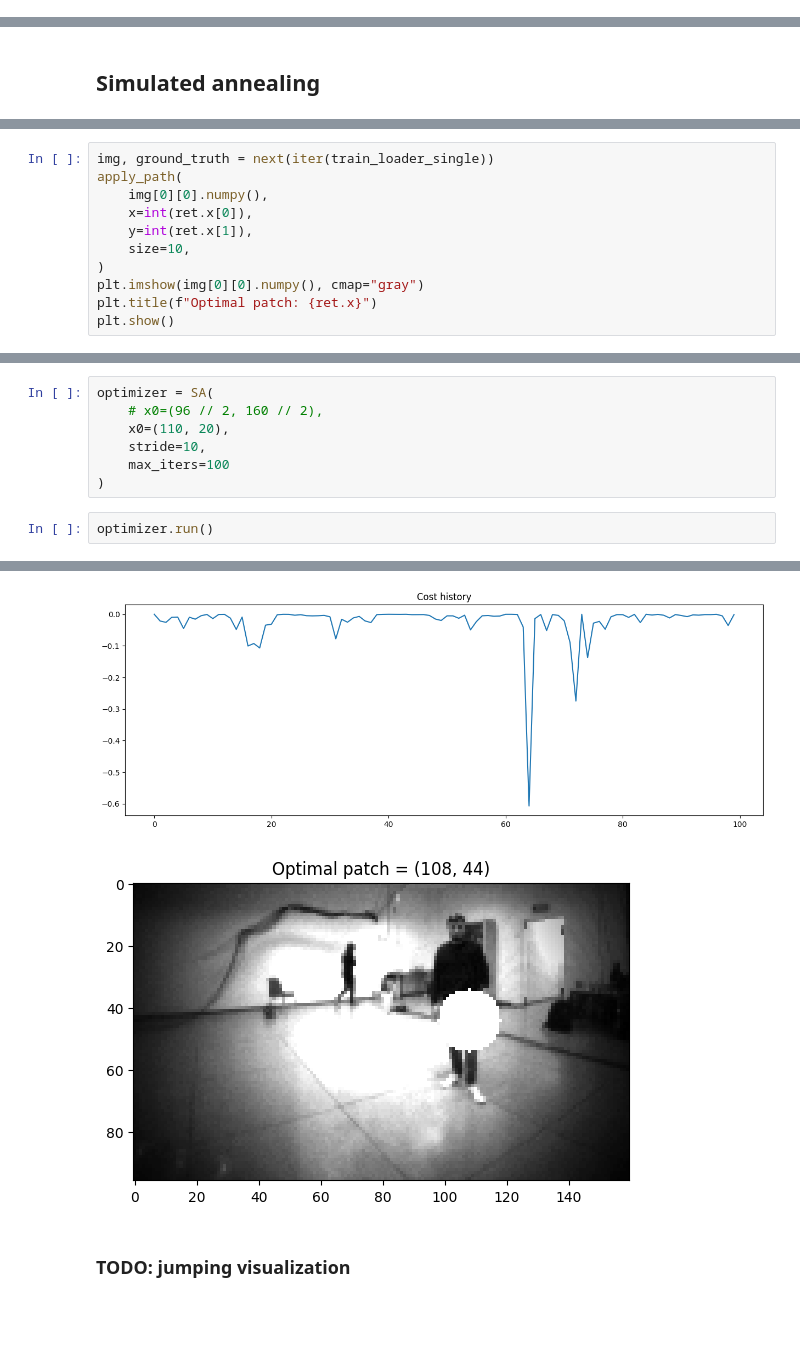
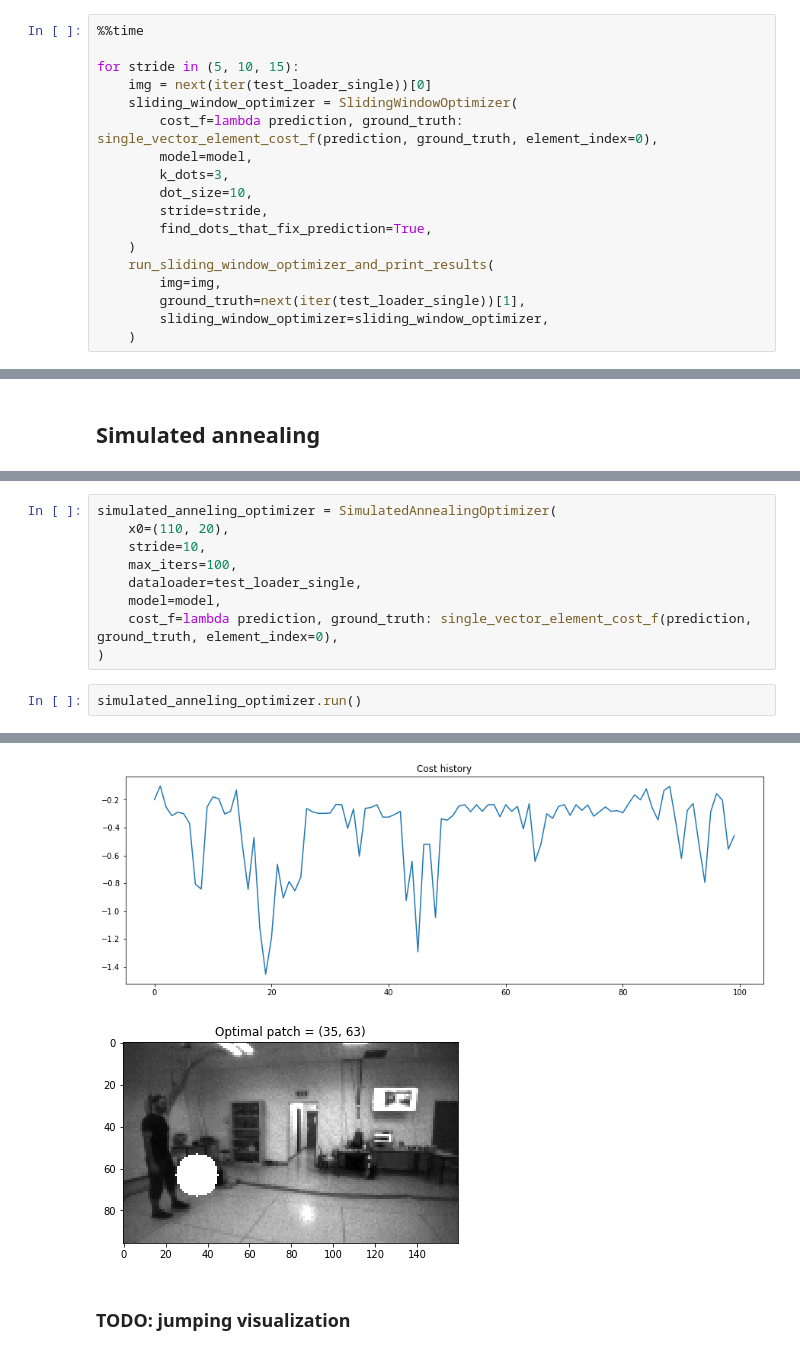
Before and after one commit to TheFebrin/pulp-frontnet-adversarial-attack, a Jupyter notebook: compare_attacks.ipynb, the cells around one changed output, grey strips where cells are left out. Saved outputs shown, nothing was run; the diff lists cells and outputs as text; blank space fills up the shorter version.

```diff
--- a/compare_attacks.ipynb
+++ b/compare_attacks.ipynb
@@ -294,0 +184,18 @@ Wall time: 16.6 s
+# %%
+%%time
+
+for stride in (5, 10, 15):
+    img = next(iter(test_loader_single))[0]
+    sliding_window_optimizer = SlidingWindowOptimizer(
+        cost_f=lambda prediction, ground_truth: single_vector_element_cost_f(prediction, ground_truth, element_index=0),
+        model=model,
+        k_dots=3,
+        dot_size=10,
+        stride=stride,
+        find_dots_that_fix_prediction=True,
+    )
+    run_sliding_window_optimizer_and_print_results(
+        img=img,
+        ground_truth=next(iter(test_loader_single))[1],
+        sliding_window_optimizer=sliding_window_optimizer,
+    )
@@ -423,11 +238,0 @@ Wall time: 3min 15s
-# %%
-img, ground_truth = next(iter(train_loader_single))
-apply_path(
-    img[0][0].numpy(),
-    x=int(ret.x[0]),
-    y=int(ret.x[1]),
-    size=10,
-)
-plt.imshow(img[0][0].numpy(), cmap="gray")
-plt.title(f"Optimal patch: {ret.x}")
-plt.show()
@@ -542,11 +243,13 @@ class SA:
-# %%
-optimizer = SA(
-    # x0=(96 // 2, 160 // 2),
-    x0=(110, 20),
-    stride=10,
-    max_iters=100
-)
+# %%
+simulated_anneling_optimizer = SimulatedAnnealingOptimizer(
+    x0=(110, 20),
+    stride=10,
+    max_iters=100,
+    dataloader=test_loader_single,
+    model=model,
+    cost_f=lambda prediction, ground_truth: single_vector_element_cost_f(prediction, ground_truth, element_index=0),
+)
 # %%
-optimizer.run()
+simulated_anneling_optimizer.run()
 # %% [output]
 Steps: 100
@@ -561,4 +264,4 @@ Prediction with patch: [2.1933, -0.5765, 0.2446, 0.8429]
-[figure, old version]
+[figure, new version]
-[figure, old version]
+[figure, new version]
 # %% [markdown]
 ### TODO: jumping visualization
```
Also changed, not shown: parts of 19 cells of this notebook, 8 other files.
